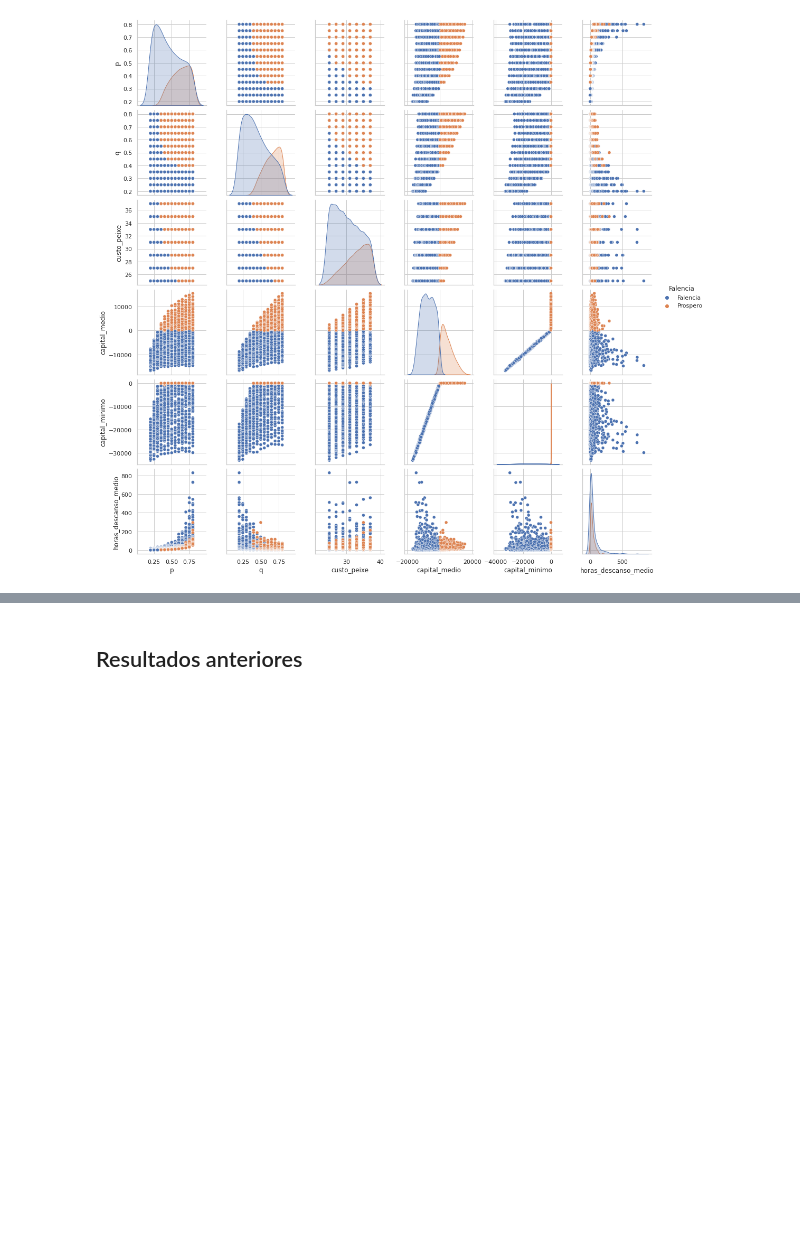
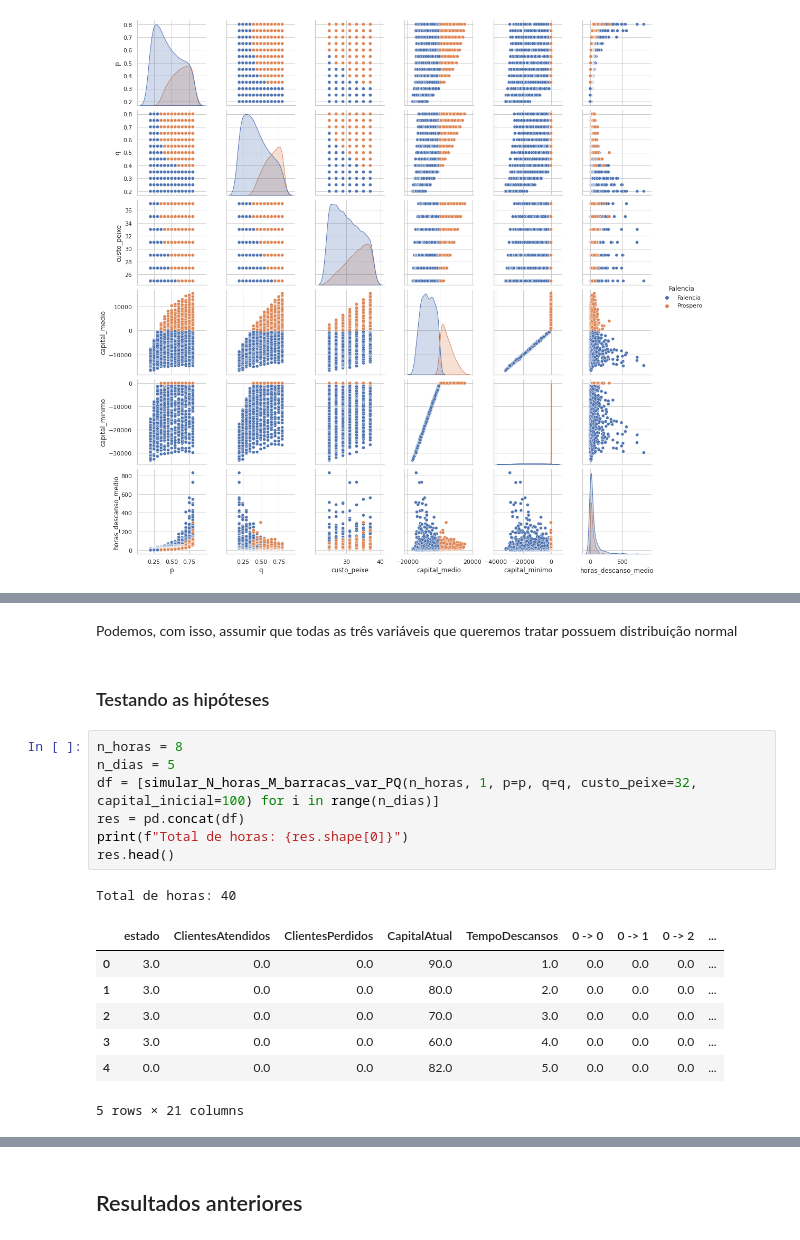
Before and after one commit to jorgesalhani/Statistics, a Jupyter notebook: Project/Prj1.ipynb, the cells around one changed output, grey strips where cells are left out. Cells and saved outputs as stored; diff of their text form; blank space fills up the shorter version.

```diff
--- a/Project/Prj1.ipynb
+++ b/Project/Prj1.ipynb
@@ -709,0 +792,20 @@ plt.show()
+# %% [markdown]
+Podemos, com isso, assumir que todas as três variáveis que queremos tratar possuem distribuição normal
+# %% [markdown]
+### Testando as hipóteses
+# %%
+n_horas = 8
+n_dias = 5
+df = [simular_N_horas_M_barracas_var_PQ(n_horas, 1, p=p, q=q, custo_peixe=32, capital_inicial=100) for i in range(n_dias)]
+res = pd.concat(df)
+print(f"Total de horas: {res.shape[0]}")
+res.head()
+# %% [output]
+Total de horas: 40
+|  | estado | ClientesAtendidos | ClientesPerdidos | CapitalAtual | TempoDescansos | 0 -> 0 | 0 -> 1 | 0 -> 2 | ... |
+| 0 | 3.0 | 0.0 | 0.0 | 90.0 | 1.0 | 0.0 | 0.0 | 0.0 | ... |
+| 1 | 3.0 | 0.0 | 0.0 | 80.0 | 2.0 | 0.0 | 0.0 | 0.0 | ... |
+| 2 | 3.0 | 0.0 | 0.0 | 70.0 | 3.0 | 0.0 | 0.0 | 0.0 | ... |
+| 3 | 3.0 | 0.0 | 0.0 | 60.0 | 4.0 | 0.0 | 0.0 | 0.0 | ... |
+| 4 | 0.0 | 0.0 | 0.0 | 82.0 | 5.0 | 0.0 | 0.0 | 0.0 | ... |
+5 rows × 21 columns
```
Also changed, not shown: parts of 18 cells of this notebook, 1 other file.
